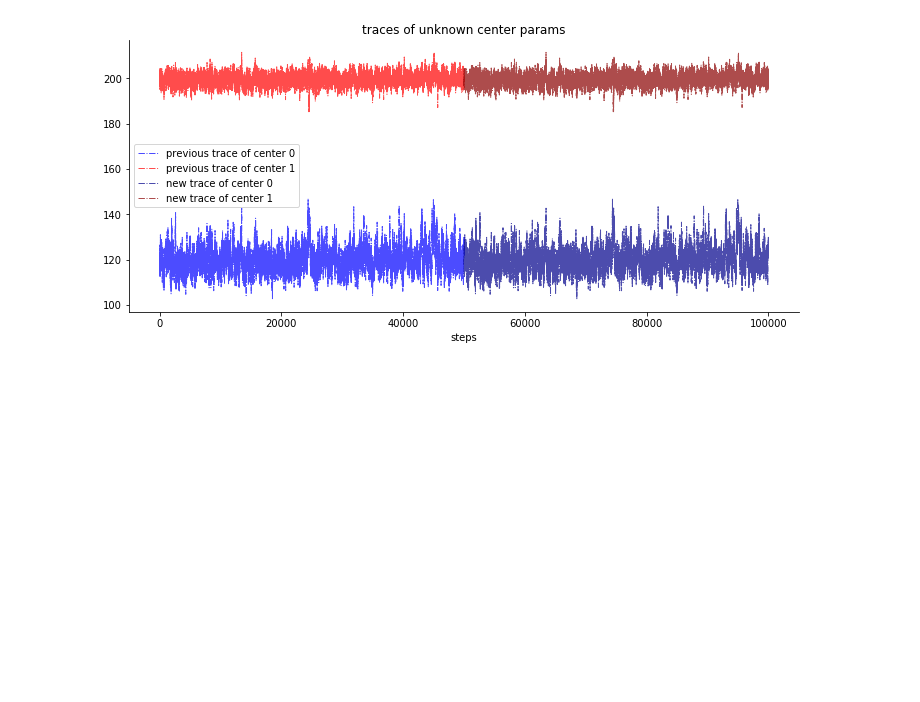
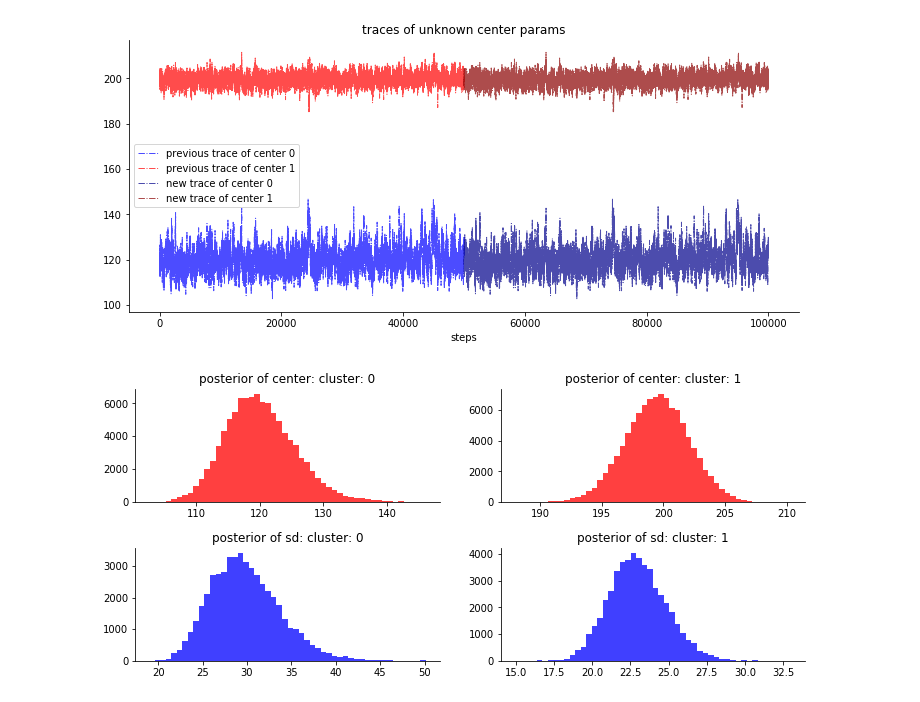
Before and after one commit to rmania/datascience, a Jupyter notebook: ml_models/2_1_bayesian_models_MCMC.ipynb, the cells around one changed output. Cells and saved outputs as stored; diff of their text form; code cells hidden in the pictures; blank space fills up the shorter version.

```diff
--- a/ml_models/2_1_bayesian_models_MCMC.ipynb
+++ b/ml_models/2_1_bayesian_models_MCMC.ipynb
@@ -290,3 +281,18 @@ ax.legend(loc='best')
 remove_borders(ax)
 # %% [output]
 [figure]
+# %%
+fig, ax = plt.subplots(2,2, figsize=[12,5])
+fig.subplots_adjust(hspace=.4)
+ax = ax.ravel()
+
+ax[0].hist(center_trace[:,0], bins=50, color='red', alpha=.75)
+ax[1].hist(center_trace[:,1], bins=50, color='red', alpha=.75)
+ax[2].hist(std_trace[:,0], bins=50, color='blue', alpha=.75)
+ax[3].hist(std_trace[:,1], bins=50, color='blue', alpha=.75)
+
+for i, t, c in zip([0,1,2,3], ['0', '1', '0', '1'], ['center', 'center', 'sd', 'sd']):
+    remove_borders(ax[i])
+    ax[i].set(title = 'posterior of {}: cluster: {}'.format(c, t))
+# %% [output]
+[figure, added]
```
Also changed, not shown: parts of 4 cells of this notebook.
